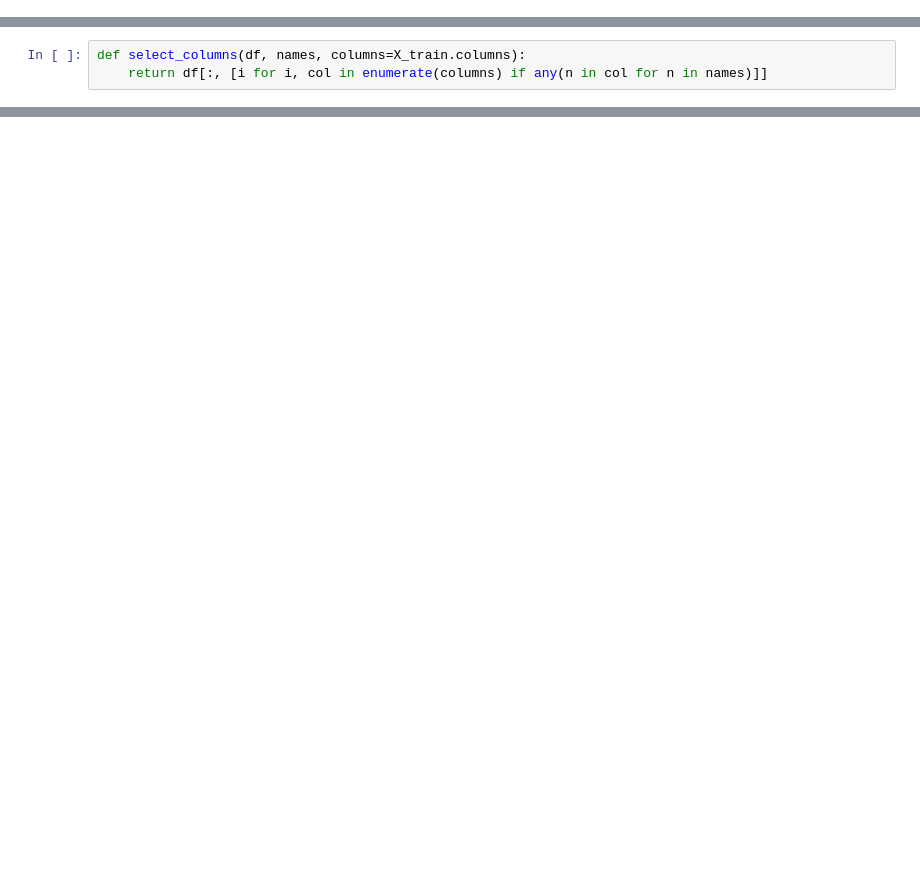
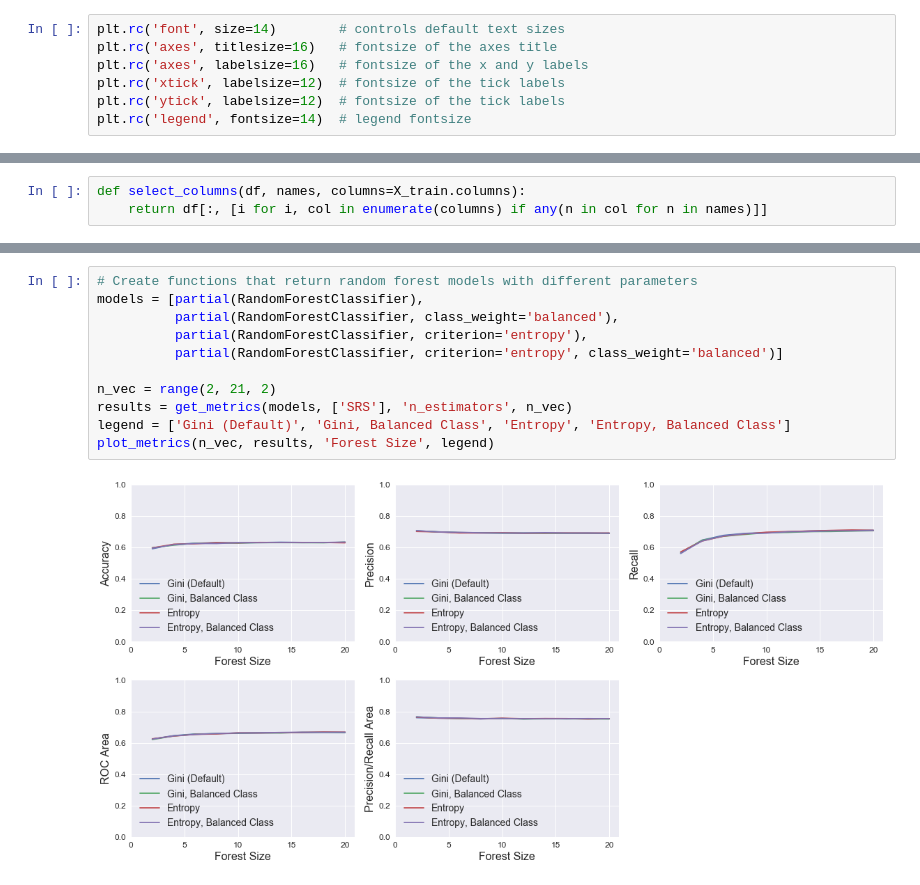
Before and after one commit to cedev935/databall-betting, a Jupyter notebook: notebooks/parameter-tuning.ipynb, the cells around one changed output, grey strips where cells are left out. Drawn from its saved outputs; the diff is of its cells as text; blank space fills up the shorter version.

```diff
--- a/notebooks/parameter-tuning.ipynb
+++ b/notebooks/parameter-tuning.ipynb
@@ -23 +25,8 @@ from sklearn.neural_network import MLPClassifier
+# %%
+plt.rc('font', size=14)        # controls default text sizes
+plt.rc('axes', titlesize=16)   # fontsize of the axes title
+plt.rc('axes', labelsize=16)   # fontsize of the x and y labels
+plt.rc('xtick', labelsize=12)  # fontsize of the tick labels
+plt.rc('ytick', labelsize=12)  # fontsize of the tick labels
+plt.rc('legend', fontsize=14)  # legend fontsize
 # %% [markdown]
@@ -153,0 +155,13 @@ plot_metrics(nVec, [l1, l2], 2, 3, ['L1 Norm', 'L2 Norm', 'L2 Norm'], 'C', ylabe
+# %%
+# Create functions that return random forest models with different parameters
+models = [partial(RandomForestClassifier),
+          partial(RandomForestClassifier, class_weight='balanced'),
+          partial(RandomForestClassifier, criterion='entropy'),
+          partial(RandomForestClassifier, criterion='entropy', class_weight='balanced')]
+
+n_vec = range(2, 21, 2)
+results = get_metrics(models, ['SRS'], 'n_estimators', n_vec)
+legend = ['Gini (Default)', 'Gini, Balanced Class', 'Entropy', 'Entropy, Balanced Class']
+plot_metrics(n_vec, results, 'Forest Size', legend)
+# %% [output]
+[figure, added]
```
Also changed, not shown: parts of 25 cells of this notebook.
